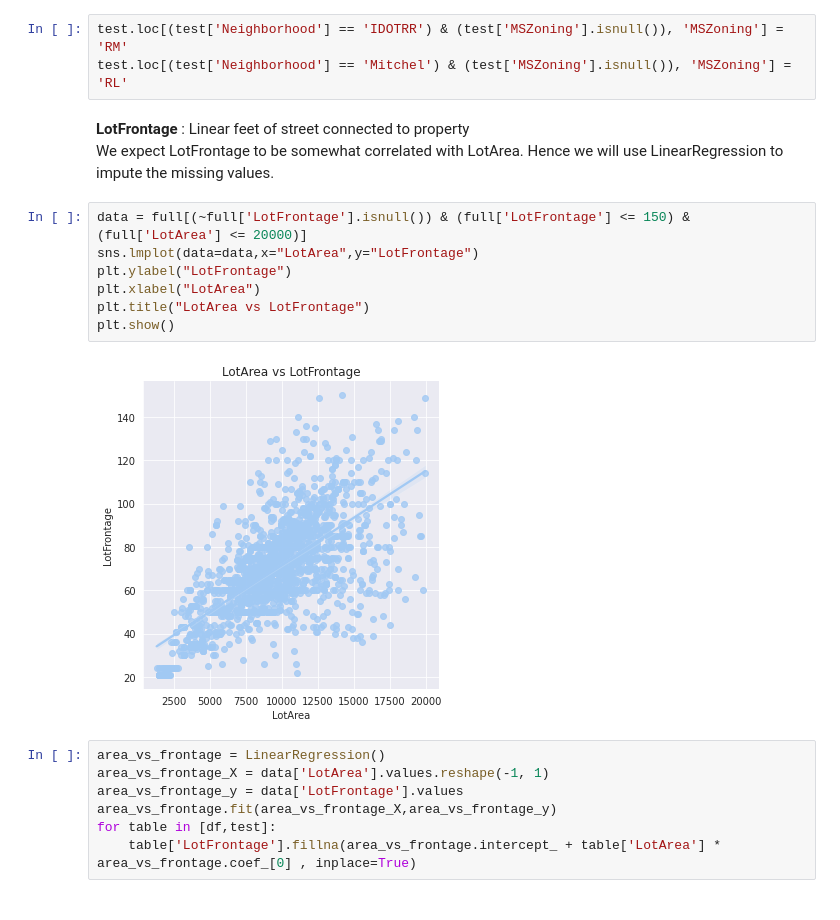
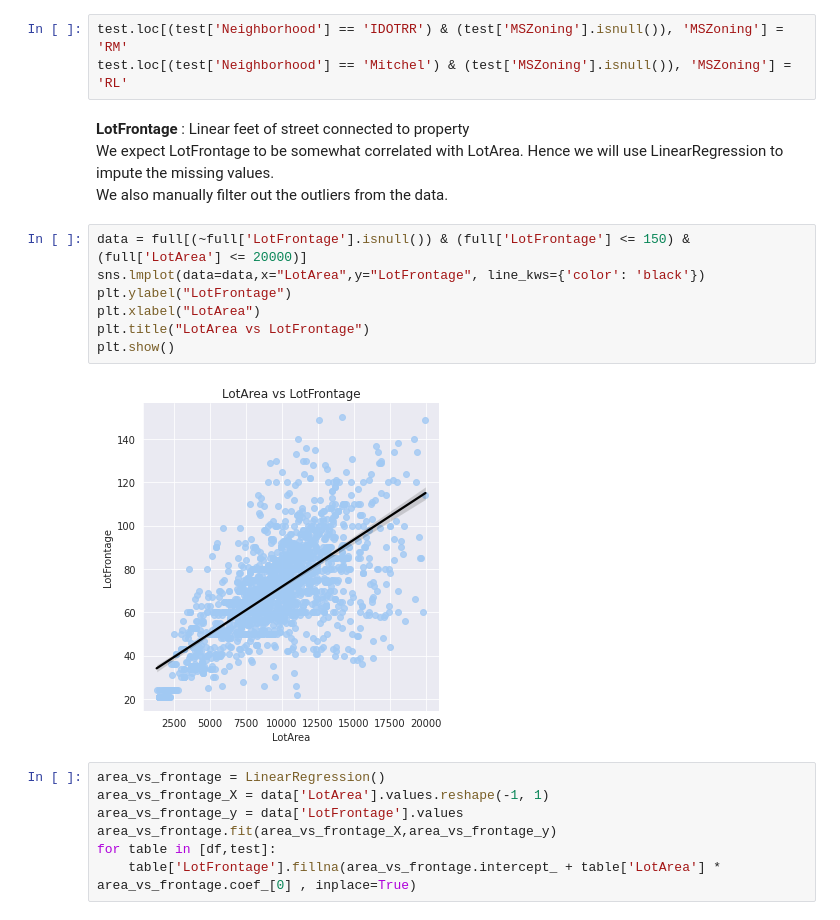
Before and after one commit to yenwee/housing_price_prediction, a Jupyter notebook: Housing Price Prediction.ipynb, the cells around one changed output. Saved outputs shown, nothing was run; the diff lists cells and outputs as text.

```diff
--- a/Housing Price Prediction.ipynb
+++ b/Housing Price Prediction.ipynb
@@ -110,15 +106,16 @@ test.loc[(test['Neighborhood'] == 'Mitchel') & (test['MSZoning'].isnull()), 'MSZ
 # %% [markdown]
 **LotFrontage** : Linear feet of street connected to property
 We expect LotFrontage to be somewhat correlated with LotArea. Hence we will use LinearRegression to impute the missing values.
+We also manually filter out the outliers from the data.
 # %%
 data = full[(~full['LotFrontage'].isnull()) & (full['LotFrontage'] <= 150) & (full['LotArea'] <= 20000)]
-sns.lmplot(data=data,x="LotArea",y="LotFrontage")
+sns.lmplot(data=data,x="LotArea",y="LotFrontage", line_kws={'color': 'black'})
 plt.ylabel("LotFrontage")
 plt.xlabel("LotArea")
 plt.title("LotArea vs LotFrontage")
 plt.show()
 # %% [output]
-[figure, old version]
+[figure, new version]
 # %%
 area_vs_frontage = LinearRegression()
 area_vs_frontage_X = data['LotArea'].values.reshape(-1, 1)
```
Also changed, not shown: parts of 55 cells of this notebook, 1 other file.
